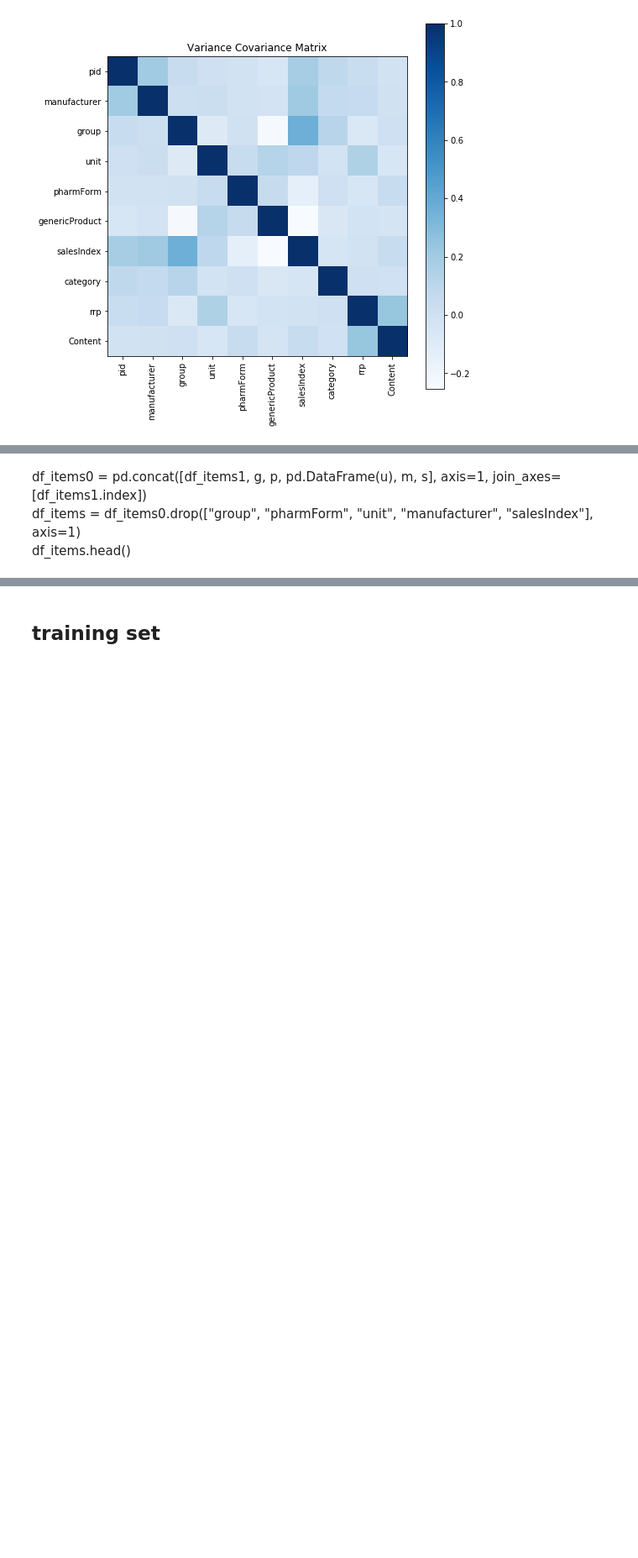
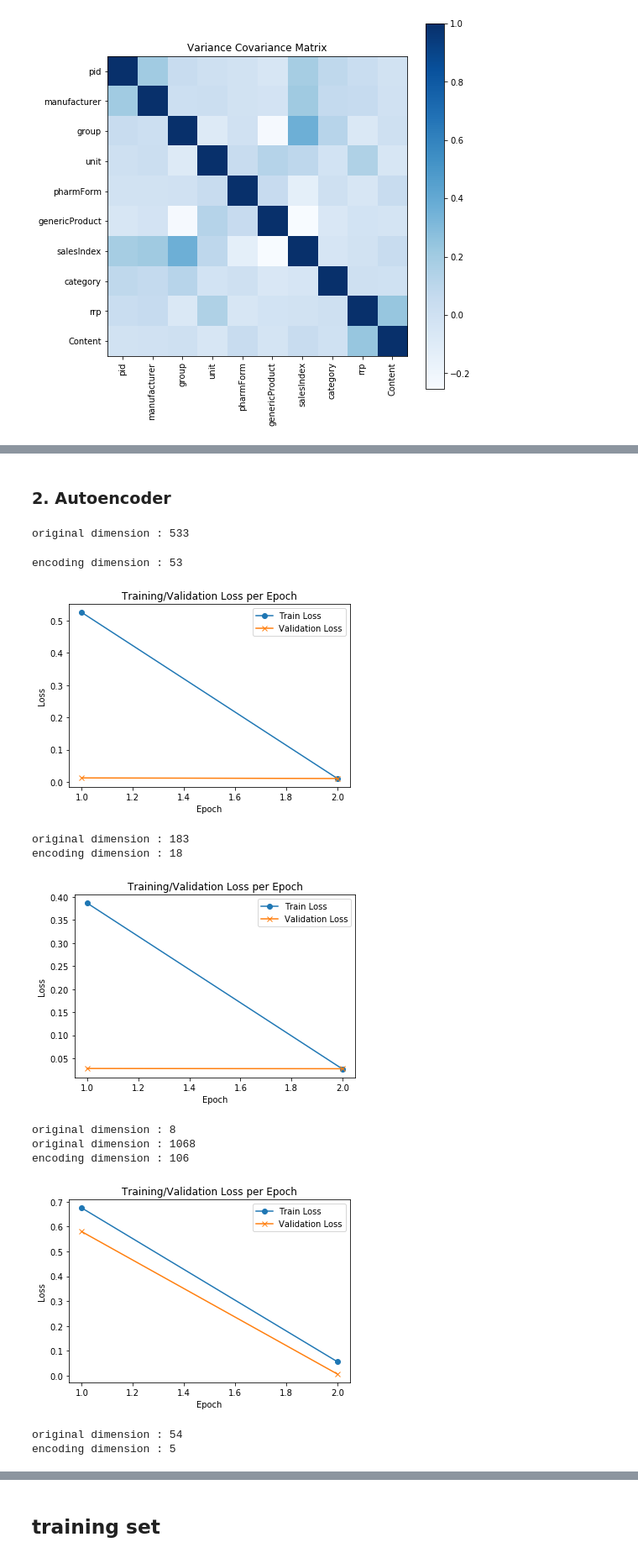
Before and after one commit to t830506/Data_Mining_Cup, a Jupyter notebook: DMC.ipynb, the cells around one changed output, grey strips where cells are left out. Shown at 84% size. Drawn from its saved outputs; the diff is of its cells as text; code cells hidden in the pictures; blank space fills up the shorter version.

```diff
--- a/DMC.ipynb
+++ b/DMC.ipynb
@@ -77,10 +121,12 @@ plt.show()
 # %%
+### dummy varible(categorical varible)
 def onehot1(df):
     onehot = np.array(pd.get_dummies(df))
     original_dim = onehot.shape[1]
     print('original dimension : %d' % onehot.shape[1])
     return onehot, original_dim
 
+### dummy varible(number categorical varible)
 def onehot2(df):
     df_le = pd.DataFrame(np_utils.to_categorical(df,(max(df)+1)))
     original_dim = df_le.shape[1]
@@ -94,24 +140,24 @@ def auto(df, dim):
     encoding_dim = dim
 
     input_img = Input(shape=(df.shape[1],))
-    encoded = Dense(1000, activation='relu')(input_img)
+    encoded = Dense(2000, activation='relu')(input_img)
+    encoded = Dense(1000, activation='relu')(encoded)
     encoded = Dense(500, activation='relu')(encoded)
-    encoded = Dense(250, activation='relu')(encoded)
     encoded = Dense(encoding_dim, activation='relu')(encoded)
 
-    decoded = Dense(128, activation='relu')(encoded)
-    decoded = Dense(250, activation='relu')(decoded)
-    decoded = Dense(500, activation='relu')(decoded)
+    decoded = Dense(500, activation='relu')(encoded)
     decoded = Dense(1000, activation='relu')(decoded)
+    decoded = Dense(2000, activation='relu')(decoded)
     decoded = Dense(df.shape[1], activation='sigmoid')(decoded)
 
-    autoencoder = Model(input=input_img, output=decoded)
-    autoencoder.compile(optimizer='adadelta', loss='binary_crossentropy')
+    autoencoder = Model(input = input_img, output = decoded)
+    autoencoder.compile(optimizer = 'adadelta', loss = 'binary_crossentropy')
     history = autoencoder.fit(df, df,
                               nb_epoch = nb_epoch,
                               batch_size = 256,
                               shuffle = True,
-                              validation_split=0.2)
+                              verbose = 0,
+                              validation_split = 0.2)
     from keras import backend as K
     target_layer = K.function(autoencoder.inputs, [autoencoder.layers[4].output])
     ## Extract output from the target hidden layer.
@@ -178,4 +216,0 @@ s = F2(df_items1.salesIndex)
-# %% [markdown]
-df_items0 = pd.concat([df_items1, g, p, pd.DataFrame(u), m, s], axis=1, join_axes=[df_items1.index])
-df_items = df_items0.drop(["group", "pharmForm", "unit", "manufacturer", "salesIndex"], axis=1)
-df_items.head()
@@ -187,0 +217,22 @@ def missing(df):
+# %% [markdown]
+### 2. Autoencoder
+# %%
+nb_epoch = 2
+g = F2(df_items1.group)
+p = F2(df_items1.pharmForm)
+u, u_dim = onehot2(df_items1.unit)
+m = F2(df_items1.manufacturer)
+s = F2(df_items1.salesIndex)
+# %% [output]
+original dimension : 533
+encoding dimension : 53
+[figure, added]
+original dimension : 183
+encoding dimension : 18
+[figure, added]
+original dimension : 8
+original dimension : 1068
+encoding dimension : 106
+[figure, added]
+original dimension : 54
+encoding dimension : 5
```
Also changed, not shown: parts of 74 cells of this notebook.
